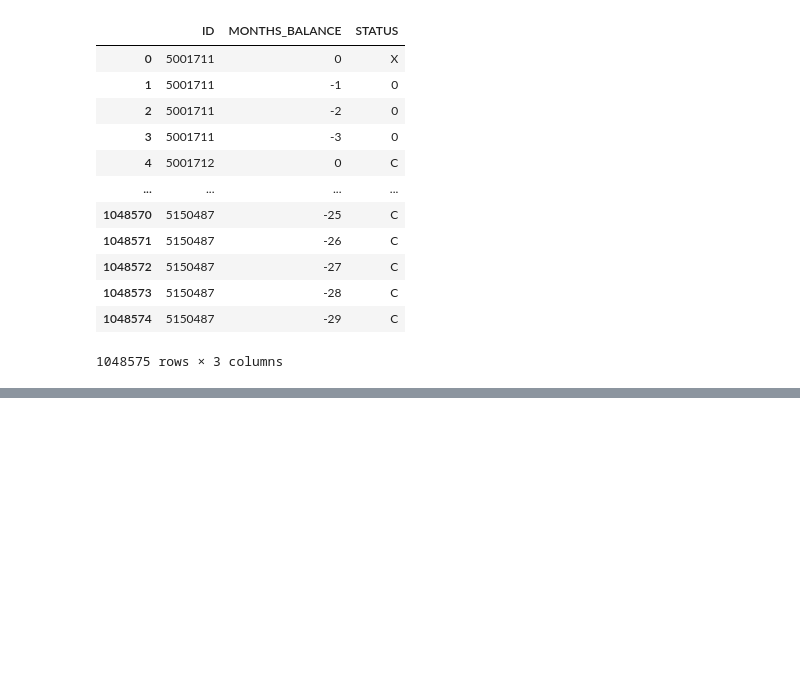
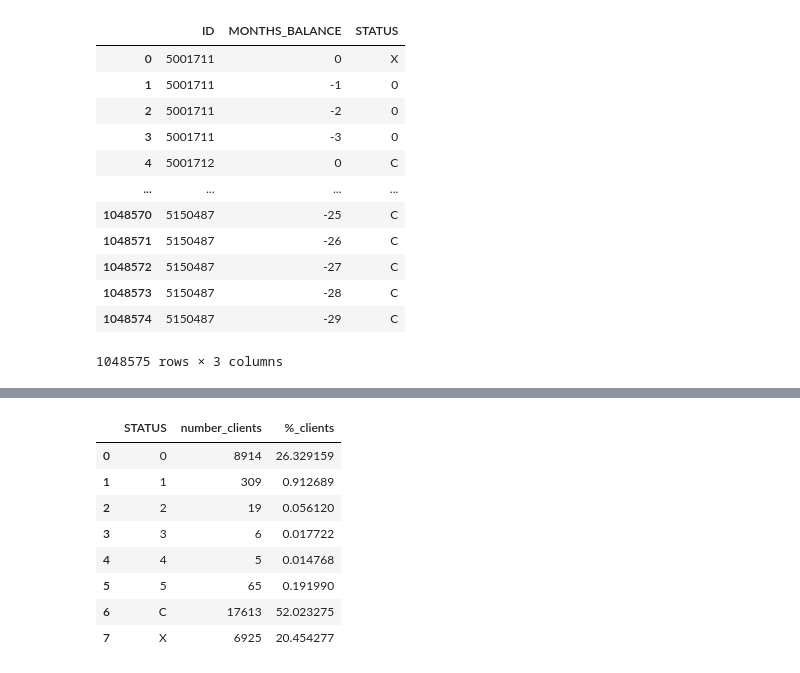
Before and after one commit to princeKike27/Credit-Card-Approval-Prediction, a Jupyter notebook: Credit_Car_Approval_Prediction.ipynb, the cells around one changed output, grey strips where cells are left out. Saved outputs shown, nothing was run; the diff lists cells and outputs as text; code cells hidden in the pictures; blank space fills up the shorter version.

```diff
--- a/Credit_Car_Approval_Prediction.ipynb
+++ b/Credit_Car_Approval_Prediction.ipynb
@@ -1575,0 +1631,27 @@ df_credit_record
+# %%
+# function to calculate clients_per_status
+def city_calc(df):
+  # dict to store columns
+  calc = {}
+  calc['number_clients'] = len(df.ID)
+
+  # return a pandas series
+  return pd.Series(calc, index=['number_clients'])
+# %%
+# group by STATUS and apply function
+status_clients = df_credit_cm.groupby(['STATUS']).apply(city_calc).reset_index()
+
+# add col %_clients
+status_clients['%_clients'] = (status_clients.number_clients / len(df_credit_cm)) * 100
+
+status_clients
+# %% [output]
+|  | STATUS | number_clients | %_clients |
+| 0 | 0 | 8914 | 26.329159 |
+| 1 | 1 | 309 | 0.912689 |
+| 2 | 2 | 19 | 0.056120 |
+| 3 | 3 | 6 | 0.017722 |
+| 4 | 4 | 5 | 0.014768 |
+| 5 | 5 | 65 | 0.191990 |
+| 6 | C | 17613 | 52.023275 |
+| 7 | X | 6925 | 20.454277 |
```
Also changed, not shown: parts of 15 cells of this notebook.
